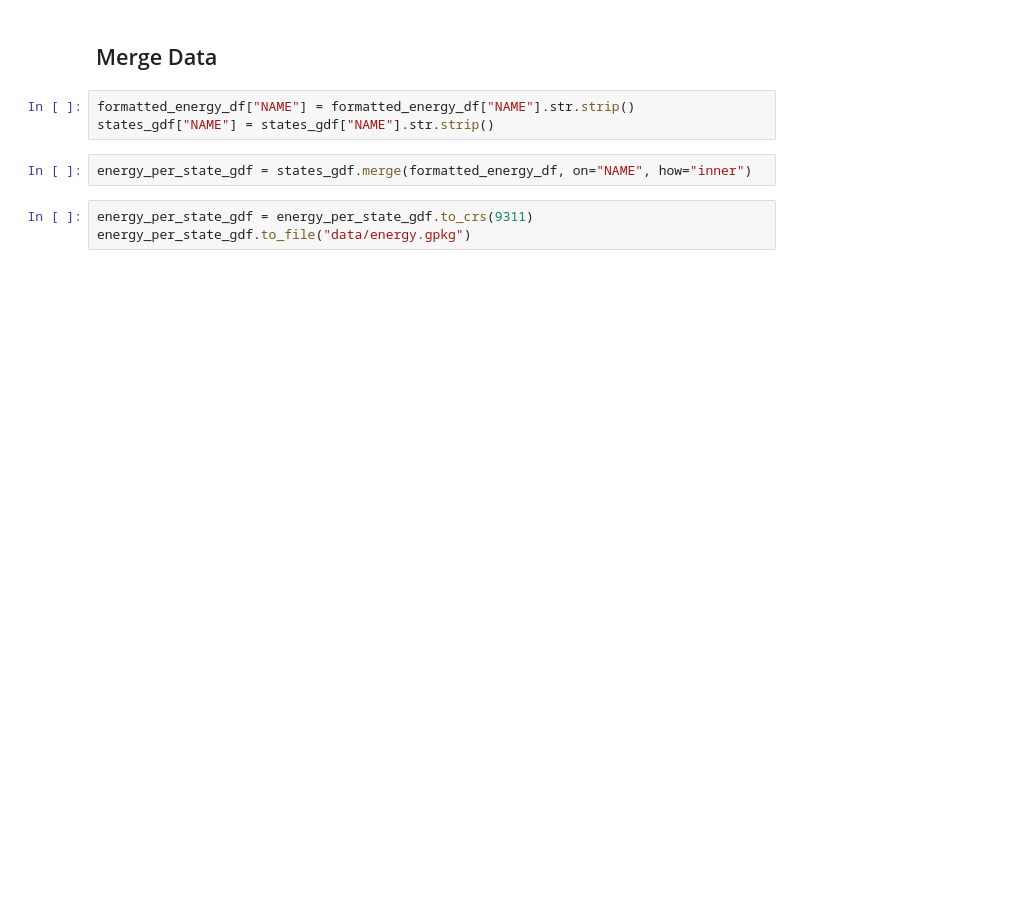
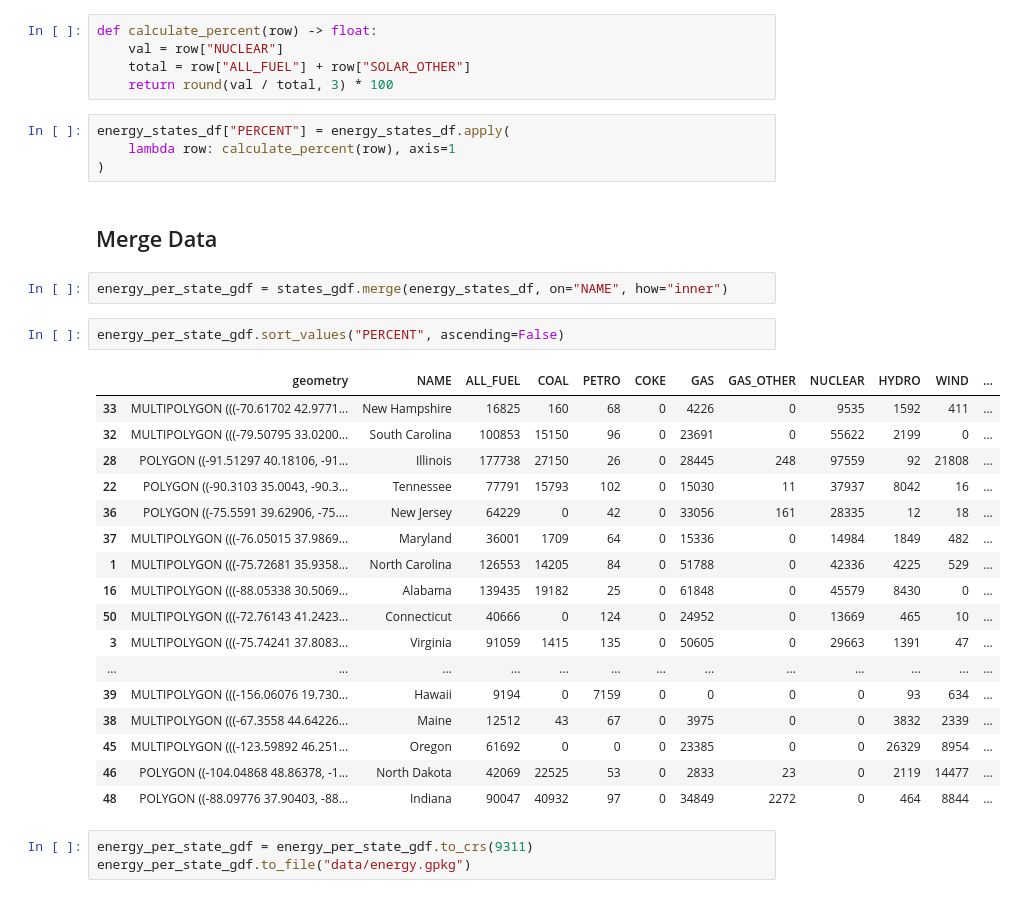
Before and after one commit to winstonhoyle/VineMapper, a Jupyter notebook: projects/economics/Percent_Energy_from_Nuclear_Per_State/FormatData.ipynb, the cells around one changed output. Cells and saved outputs as stored; diff of their text form; blank space fills up the shorter version.

```diff
--- a/projects/economics/Percent_Energy_from_Nuclear_Per_State/FormatData.ipynb
+++ b/projects/economics/Percent_Energy_from_Nuclear_Per_State/FormatData.ipynb
@@ -111,10 +90,36 @@ formatted_energy_df["percent"] = (
+# %%
+def calculate_percent(row) -> float:
+    val = row["NUCLEAR"]
+    total = row["ALL_FUEL"] + row["SOLAR_OTHER"]
+    return round(val / total, 3) * 100
+# %%
+energy_states_df["PERCENT"] = energy_states_df.apply(
+    lambda row: calculate_percent(row), axis=1
+)
 # %% [markdown]
 ## Merge Data
-# %%
-formatted_energy_df["NAME"] = formatted_energy_df["NAME"].str.strip()
-states_gdf["NAME"] = states_gdf["NAME"].str.strip()
 # %%
-energy_per_state_gdf = states_gdf.merge(formatted_energy_df, on="NAME", how="inner")
+energy_per_state_gdf = states_gdf.merge(energy_states_df, on="NAME", how="inner")
+# %%
+energy_per_state_gdf.sort_values("PERCENT", ascending=False)
+# %% [output]
+|  | geometry | NAME | ALL_FUEL | COAL | PETRO | COKE | GAS | GAS_OTHER | NUCLEAR | HYDRO | WIND | ... |
+| 33 | MULTIPOLYGON (((-70.61702 42.9771... | New Hampshire | 16825 | 160 | 68 | 0 | 4226 | 0 | 9535 | 1592 | 411 | ... |
+| 32 | MULTIPOLYGON (((-79.50795 33.0200... | South Carolina | 100853 | 15150 | 96 | 0 | 23691 | 0 | 55622 | 2199 | 0 | ... |
+| 28 | POLYGON ((-91.51297 40.18106, -91... | Illinois | 177738 | 27150 | 26 | 0 | 28445 | 248 | 97559 | 92 | 21808 | ... |
+| 22 | POLYGON ((-90.3103 35.0043, -90.3... | Tennessee | 77791 | 15793 | 102 | 0 | 15030 | 11 | 37937 | 8042 | 16 | ... |
+| 36 | POLYGON ((-75.5591 39.62906, -75.... | New Jersey | 64229 | 0 | 42 | 0 | 33056 | 161 | 28335 | 12 | 18 | ... |
+| 37 | MULTIPOLYGON (((-76.05015 37.9869... | Maryland | 36001 | 1709 | 64 | 0 | 15336 | 0 | 14984 | 1849 | 482 | ... |
+| 1 | MULTIPOLYGON (((-75.72681 35.9358... | North Carolina | 126553 | 14205 | 84 | 0 | 51788 | 0 | 42336 | 4225 | 529 | ... |
+| 16 | MULTIPOLYGON (((-88.05338 30.5069... | Alabama | 139435 | 19182 | 25 | 0 | 61848 | 0 | 45579 | 8430 | 0 | ... |
+| 50 | MULTIPOLYGON (((-72.76143 41.2423... | Connecticut | 40666 | 0 | 124 | 0 | 24952 | 0 | 13669 | 465 | 10 | ... |
+| 3 | MULTIPOLYGON (((-75.74241 37.8083... | Virginia | 91059 | 1415 | 135 | 0 | 50605 | 0 | 29663 | 1391 | 47 | ... |
+| ... | ... | ... | ... | ... | ... | ... | ... | ... | ... | ... | ... | ... |
+| 39 | MULTIPOLYGON (((-156.06076 19.730... | Hawaii | 9194 | 0 | 7159 | 0 | 0 | 0 | 0 | 93 | 634 | ... |
+| 38 | MULTIPOLYGON (((-67.3558 44.64226... | Maine | 12512 | 43 | 67 | 0 | 3975 | 0 | 0 | 3832 | 2339 | ... |
+| 45 | MULTIPOLYGON (((-123.59892 46.251... | Oregon | 61692 | 0 | 0 | 0 | 23385 | 0 | 0 | 26329 | 8954 | ... |
+| 46 | POLYGON ((-104.04868 48.86378, -1... | North Dakota | 42069 | 22525 | 53 | 0 | 2833 | 23 | 0 | 2119 | 14477 | ... |
+| 48 | POLYGON ((-88.09776 37.90403, -88... | Indiana | 90047 | 40932 | 97 | 0 | 34849 | 2272 | 0 | 464 | 8844 | ... |
 # %%
 energy_per_state_gdf = energy_per_state_gdf.to_crs(9311)
 energy_per_state_gdf.to_file("data/energy.gpkg")
```
Also changed, not shown: parts of 17 cells of this notebook, 11 other files.
